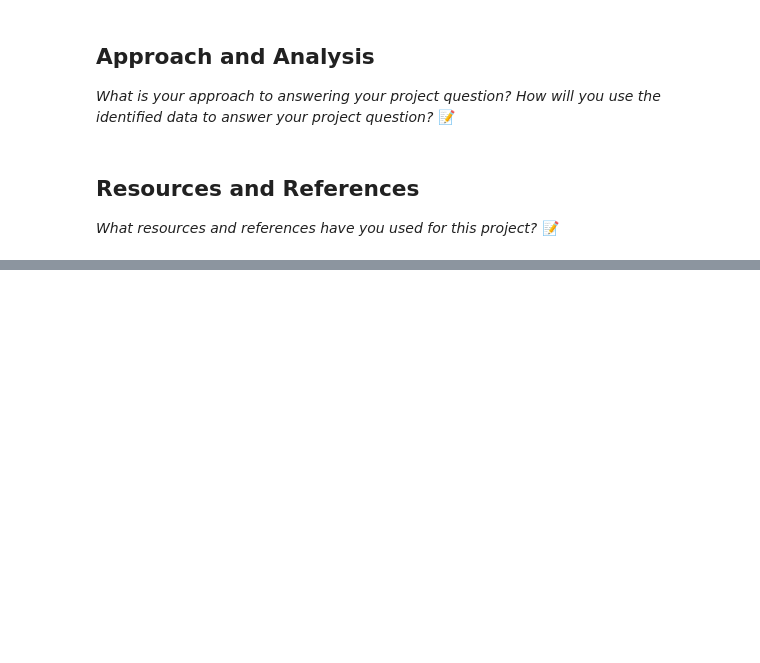
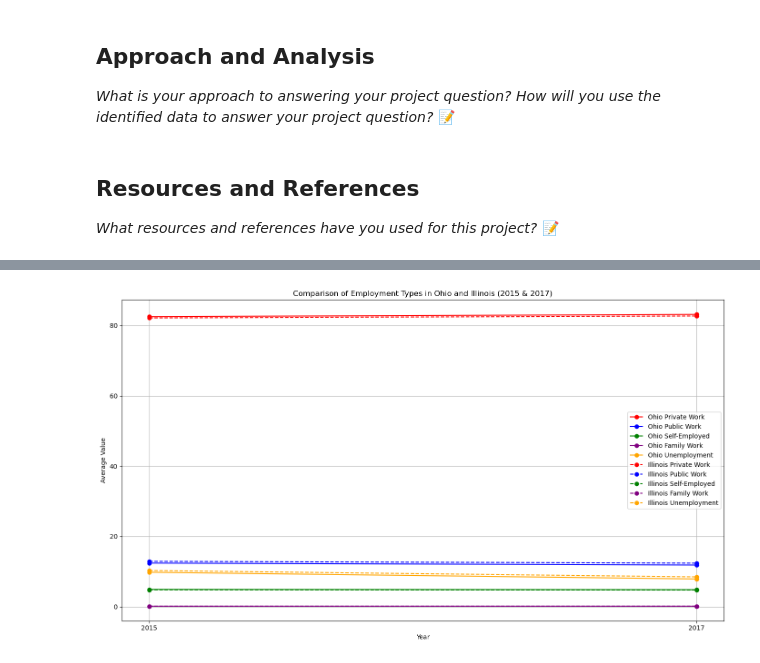
Before and after one commit to IT4063C-Fall24/final-project-ajunparmar, a Jupyter notebook: source.ipynb, the cells around one changed output, grey strips where cells are left out. Cells and saved outputs as stored; diff of their text form; code cells hidden in the pictures; blank space fills up the shorter version.

```diff
--- a/source.ipynb
+++ b/source.ipynb
@@ -79,0 +197,58 @@ There are 4 data sources 2 each that are from 2015 and 2017 respectivly that loo
+# %%
+import pandas as pd
+import matplotlib.pyplot as plt
+
+# Load the data
+census_2015_df = pd.read_csv(r'c:\Users\ajunp\Downloads\acs2015_census_tract_data.csv')
+census_2017_df = pd.read_csv(r'c:\Users\ajunp\Downloads\acs2017_census_tract_data.csv')
+
+# Filter data for Ohio and Illinois for 2015 and 2017
+ohio_2015 = census_2015_df[census_2015_df['State'] == 'Ohio']
+illinois_2015 = census_2015_df[census_2015_df['State'] == 'Illinois']
+
+ohio_2017 = census_2017_df[census_2017_df['State'] == 'Ohio']
+illinois_2017 = census_2017_df[census_2017_df['State'] == 'Illinois']
+
+# Calculate the mean for the specified columns for 2015 and 2017
+columns_to_compare = ['PrivateWork', 'PublicWork', 'SelfEmployed', 'FamilyWork', 'Unemployment']
+
+mean_ohio_2015 = ohio_2015[columns_to_compare].mean()
+mean_illinois_2015 = illinois_2015[columns_to_compare].mean()
+
+mean_ohio_2017 = ohio_2017[columns_to_compare].mean()
+mean_illinois_2017 = illinois_2017[columns_to_compare].mean()
+
+# Set up the data for plotting
+years = ['2015', '2017']
+ohio_means = [mean_ohio_2015, mean_ohio_2017]
+illinois_means = [mean_illinois_2015, mean_illinois_2017]
+
+plt.figure(figsize=(14, 8))
+
+# Plot Ohio data
+plt.plot(years, [mean['PrivateWork'] for mean in ohio_means], marker='o', label='Ohio Private Work', color='red')
+plt.plot(years, [mean['PublicWork'] for mean in ohio_means], marker='o', label='Ohio Public Work', color='blue')
+plt.plot(years, [mean['SelfEmployed'] for mean in ohio_means], marker='o', label='Ohio Self-Employed', color='green')
+plt.plot(years, [mean['FamilyWork'] for mean in ohio_means], marker='o', label='Ohio Family Work', color='purple')
+plt.plot(years, [mean['Unemployment'] for mean in ohio_means], marker='o', label='Ohio Unemployment', color='orange')
+
+# Plot Illinois data
+plt.plot(years, [mean['PrivateWork'] for mean in illinois_means], marker='o', label='Illinois Private Work', color='red', linestyle='--')
+plt.plot(years, [mean['PublicWork'] for mean in illinois_means], marker='o', label='Illinois Public Work', color='blue', linestyle='--')
+plt.plot(years, [mean['SelfEmployed'] for mean in illinois_means], marker='o', label='Illinois Self-Employed', color='green', linestyle='--')
+plt.plot(years, [mean['FamilyWork'] for mean in illinois_means], marker='o', label='Illinois Family Work', color='purple', linestyle='--')
+plt.plot(years, [mean['Unemployment'] for mean in illinois_means], marker='o', label='Illinois Unemployment', color='orange', linestyle='--')
+
+# Adding labels and title
+plt.title('Comparison of Employment Types in Ohio and Illinois (2015 & 2017)')
+plt.xlabel('Year')
+plt.ylabel('Average Value')
+plt.legend()
+
+# Display the plot
+plt.grid(True)
+plt.tight_layout()
+plt.show()
+!jupyter nbconvert --to python source.ipynb
+# %% [output]
+[figure, added]
```
Also changed, not shown: parts of 8 cells of this notebook.
